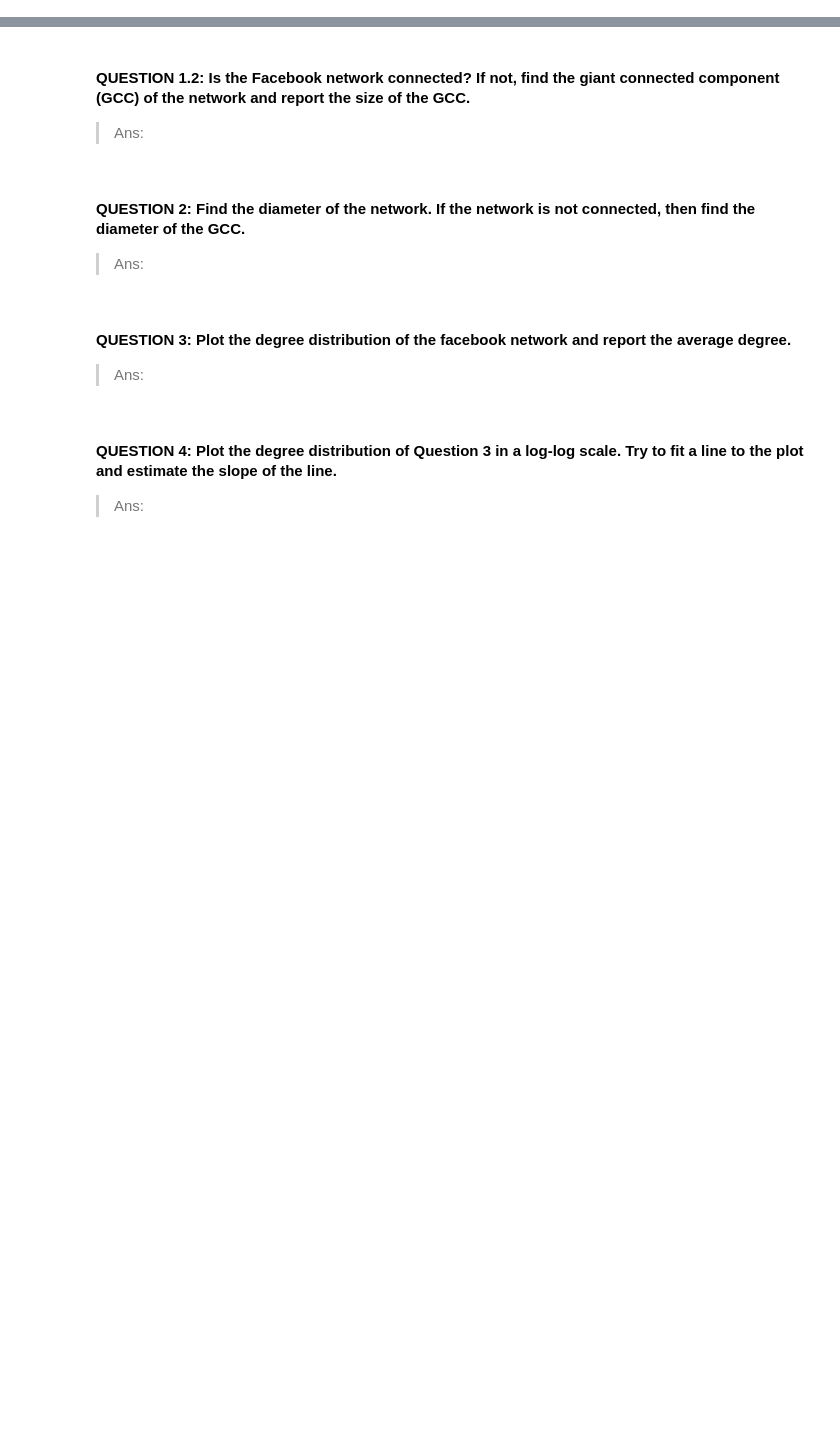
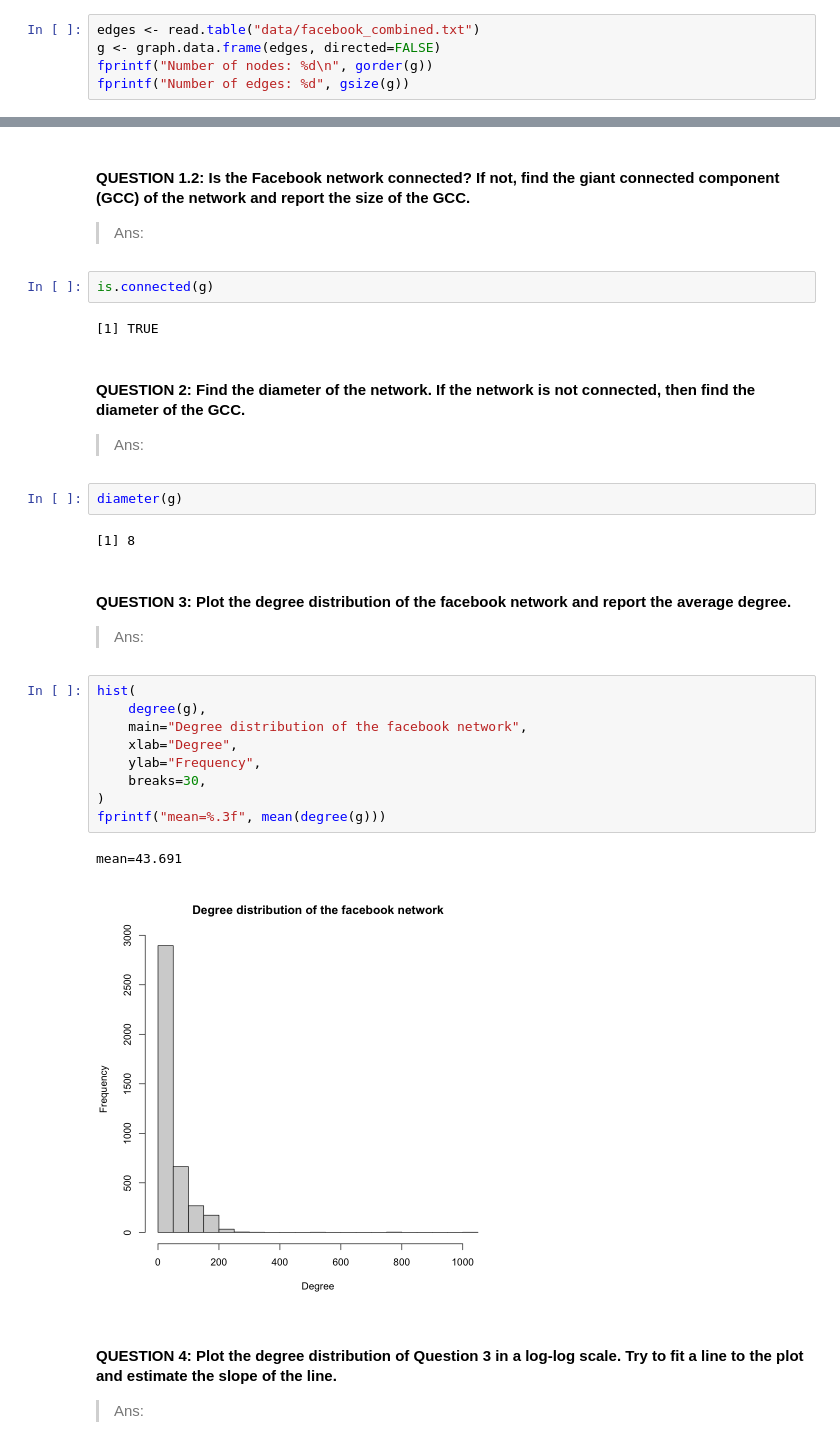
Before and after one commit to kchuang625/ucla-ece-232e-spring-2023-hw, a Jupyter notebook: project2/part1_705668757_905847065_105945588.ipynb, the cells around one changed output, grey strips where cells are left out. Drawn from its saved outputs; the diff is of its cells as text; blank space fills up the shorter version.

```diff
--- a/project2/part1_705668757_905847065_105945588.ipynb
+++ b/project2/part1_705668757_905847065_105945588.ipynb
@@ -34,3 +23,8 @@ Having created the Facebook network, we will study some of the structural proper
 ***
 #### QUESTION 1.1: Report the number of nodes and number of edges of the Facebook network.
 > Ans:
+# %%
+edges <- read.table("data/facebook_combined.txt")
+g <- graph.data.frame(edges, directed=FALSE)
+fprintf("Number of nodes: %d\n", gorder(g))
+fprintf("Number of edges: %d", gsize(g))
@@ -37,12 +34,32 @@ Having created the Facebook network, we will study some of the structural proper
 # %% [markdown]
 #### QUESTION 1.2: Is the Facebook network connected? If not, find the giant connected component (GCC) of the network and report the size of the GCC.
 > Ans:
+# %%
+is.connected(g)
+# %% [output]
+[1] TRUE
 # %% [markdown]
 #### QUESTION 2: Find the diameter of the network. If the network is not connected, then find the diameter of the GCC.
 > Ans:
+# %%
+diameter(g)
+# %% [output]
+[1] 8
 # %% [markdown]
 #### QUESTION 3: Plot the degree distribution of the facebook network and report the average degree.
 > Ans:
+# %%
+hist(
+    degree(g),
+    main="Degree distribution of the facebook network",
+    xlab="Degree",
+    ylab="Frequency",
+    breaks=30,
+)
+fprintf("mean=%.3f", mean(degree(g)))
+# %% [output]
+mean=43.691
+[figure, added]
 # %% [markdown]
 #### QUESTION 4: Plot the degree distribution of Question 3 in a log-log scale. Try to fit a line to the plot and estimate the slope of the line.
 > Ans:
```
Also changed, not shown: parts of 7 cells of this notebook.
